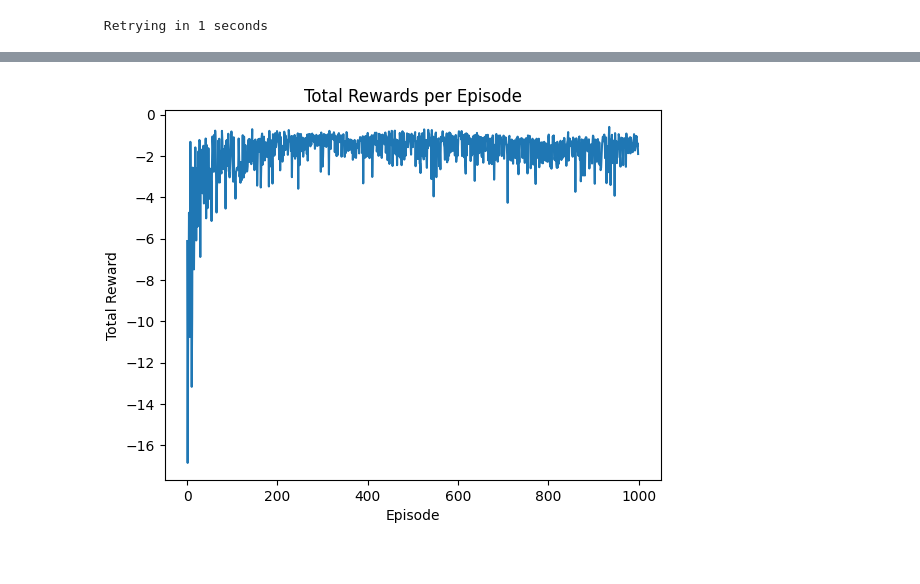
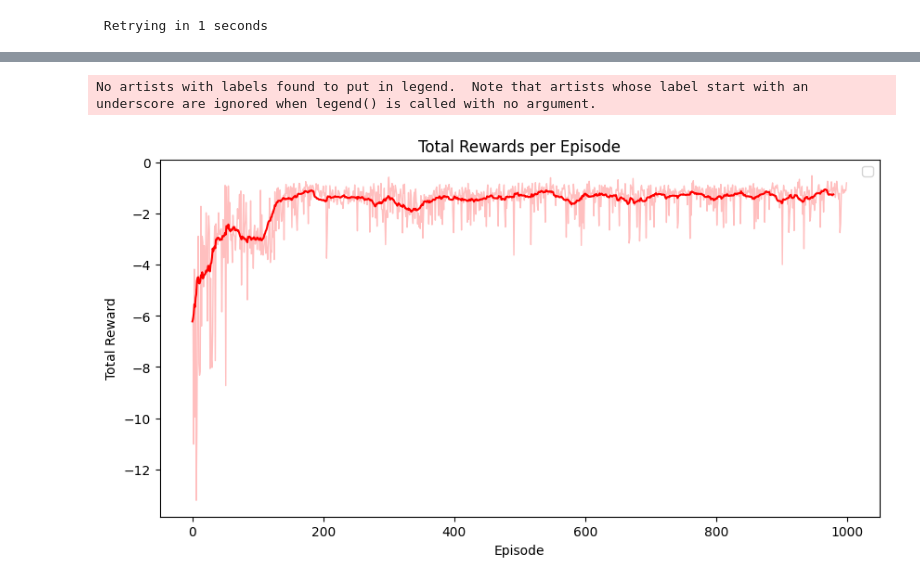
Before and after one commit to Bratet/Traffic-Light-Optimization-with-Reinforcement-Learning, a Jupyter notebook: DQN.ipynb, the cells around one changed output, grey strips where cells are left out. Drawn from its saved outputs; the diff is of its cells as text; code cells hidden in the pictures.

```diff
--- a/DQN.ipynb
+++ b/DQN.ipynb
@@ -40,7 +40,7 @@ env = SumoEnvironment(
         route_file="nets/2way-single-intersection/single-intersection-vhvh.rou.xml",
         single_agent=True,
         use_gui=False,
-        num_seconds=100,
+        num_seconds=100_000,
     )
 # %% [output]
  Retrying in 1 seconds
@@ -48,18 +48,2 @@ Step #0.00 (0ms ?*RT. ?UPS, TraCI: 3ms, vehicles TOT 0 ACT 0 BUF 0)
-# %%
-class DQN(nn.Module):
-    def __init__(self, state_size, action_size, hidden_size=128):
-        super(DQN, self).__init__()
-        self.fc1 = nn.Linear(state_size, hidden_size)
-        self.fc2 = nn.Linear(hidden_size, hidden_size//2)
-        self.fc3 = nn.Linear(hidden_size//2, hidden_size//4)
-        self.fc4 = nn.Linear(hidden_size//4, action_size)
-
-    def forward(self, x):
-        # Forward propagation
-        x = F.leaky_relu(self.fc1(x))
-        x = F.leaky_relu(self.fc2(x))
-        x = F.leaky_relu(self.fc3(x))
-        out = self.fc4(x)
-        return out
 # %%
 device = torch.device("cuda" if torch.cuda.is_available() else "cpu")
@@ -260,8 +276,13 @@ Step #100.00 (0ms ?*RT. ?UPS, TraCI: 5ms, vehicles TOT 74 ACT 30 BUF 0)
 # %%
-plt.plot(episode_rewards)
+plt.figure(figsize=(10,5))
+smoothing_window = 20
+plt.plot([np.mean(episode_rewards[tr:tr+smoothing_window]) for tr in range(len(episode_rewards)-smoothing_window)], color="red")
+plt.plot(episode_rewards, linewidth=1, color="red", alpha=0.25)
 plt.xlabel('Episode')
 plt.ylabel('Total Reward')
 plt.title('Total Rewards per Episode')
-plt.show()
+plt.legend()
+plt.savefig("output/dqn_rewards.png")
 # %% [output]
+No artists with labels found to put in legend.  Note that artists whose label start with an underscore are ignored when legend() is called with no argument.
-[figure, old version]
+[figure, new version]
```
Also changed, not shown: parts of 10 cells of this notebook, 14 other files.
